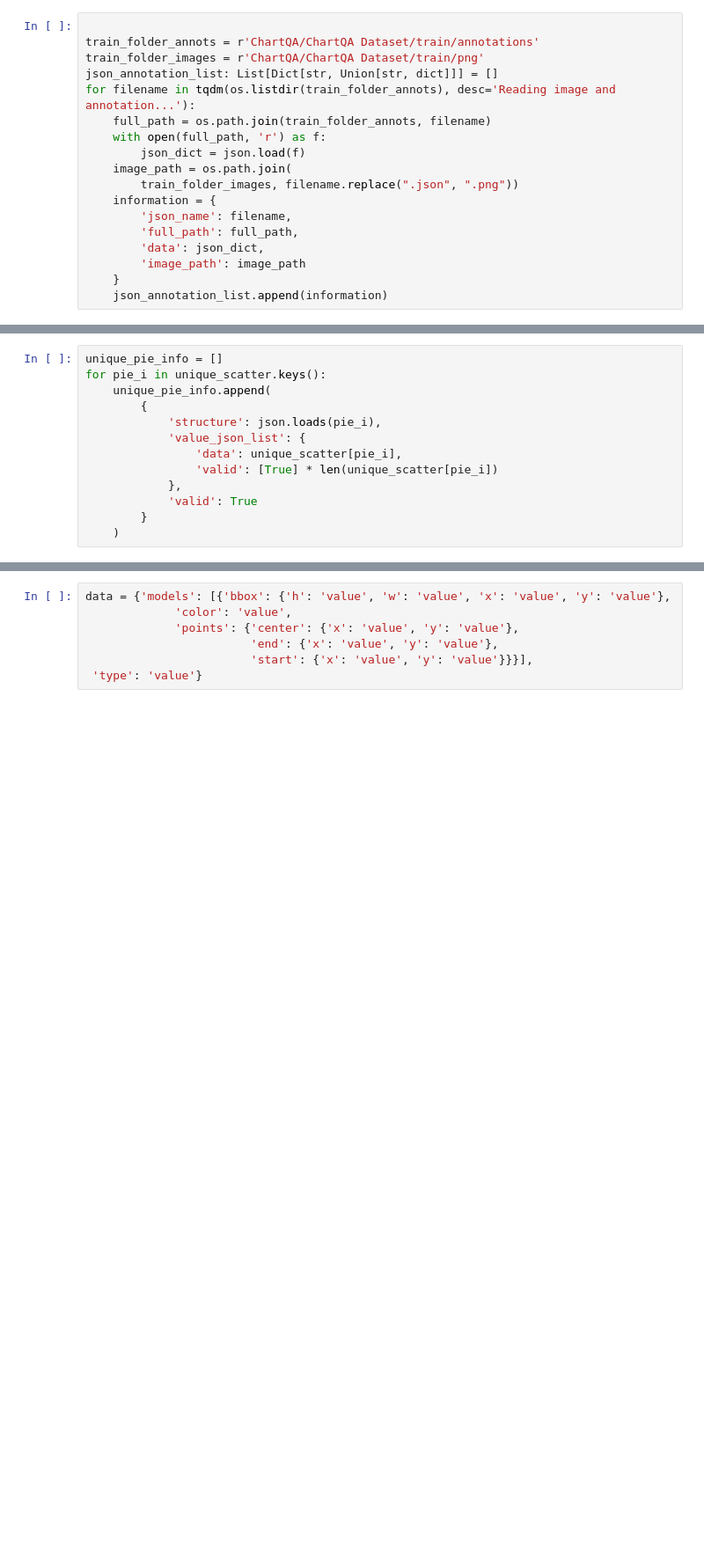
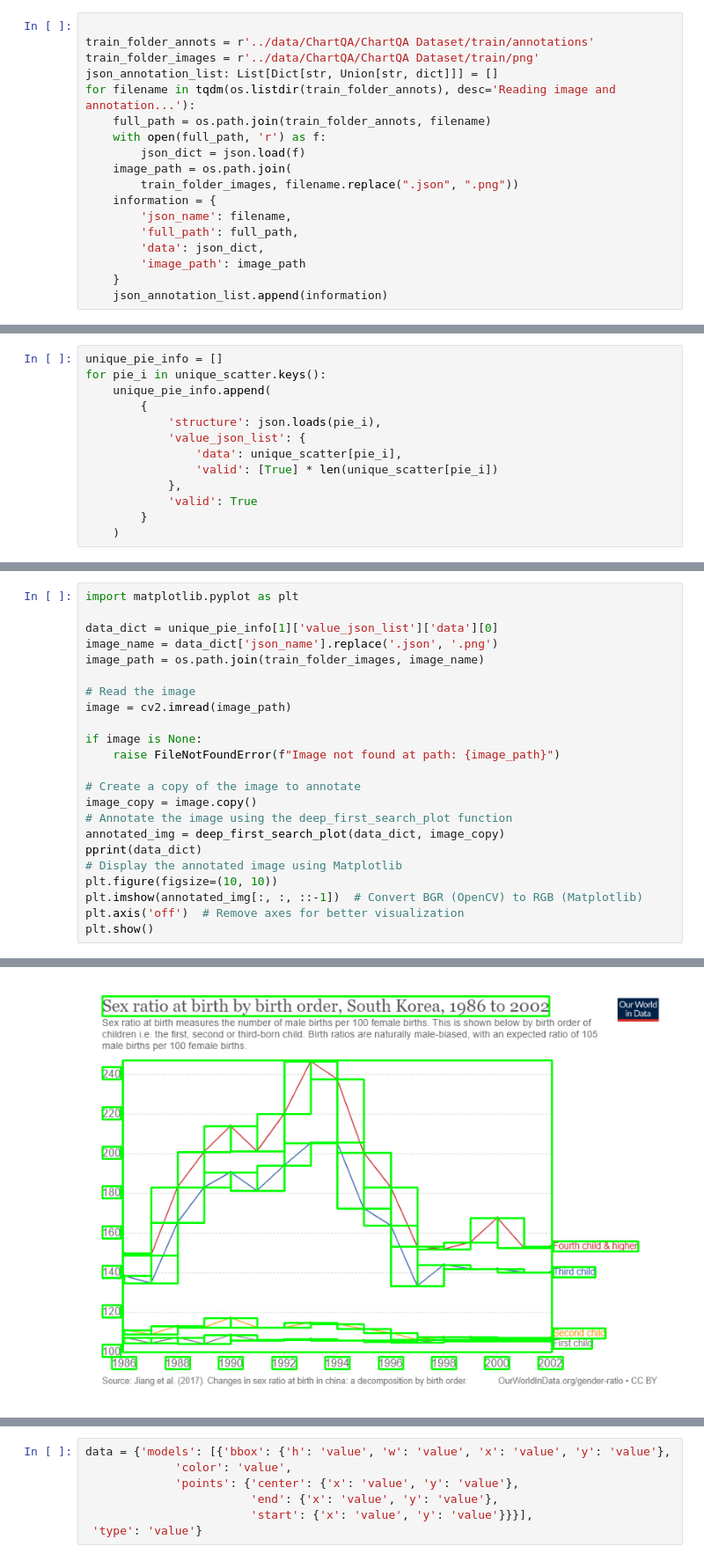
Before and after one commit to DanhNguyennene/Chart_generation_and_aug, a Jupyter notebook: notebooks/chart_gen.ipynb, the cells around one changed output, grey strips where cells are left out. Shown at 88% size. Drawn from its saved outputs; the diff is of its cells as text; blank space fills up the shorter version.

```diff
--- a/chart_gen.ipynb
+++ b/notebooks/chart_gen.ipynb
@@ -6,8 +6,8 @@ import json
 from collections import defaultdict
 # %%
 
-train_folder_annots = r'ChartQA/ChartQA Dataset/train/annotations'
-train_folder_images = r'ChartQA/ChartQA Dataset/train/png'
+train_folder_annots = r'../data/ChartQA/ChartQA Dataset/train/annotations'
+train_folder_images = r'../data/ChartQA/ChartQA Dataset/train/png'
 json_annotation_list: List[Dict[str, Union[str, dict]]] = []
 for filename in tqdm(os.listdir(train_folder_annots), desc='Reading image and annotation...'):
     full_path = os.path.join(train_folder_annots, filename)
@@ -104,0 +137,24 @@ for pie_i in unique_scatter.keys():
+# %%
+import matplotlib.pyplot as plt
+
+data_dict = unique_pie_info[1]['value_json_list']['data'][0]
+image_name = data_dict['json_name'].replace('.json', '.png')
+image_path = os.path.join(train_folder_images, image_name)
+
+# Read the image
+image = cv2.imread(image_path)
+
+if image is None:
+    raise FileNotFoundError(f"Image not found at path: {image_path}")
+
+# Create a copy of the image to annotate
+image_copy = image.copy()
+# Annotate the image using the deep_first_search_plot function
+annotated_img = deep_first_search_plot(data_dict, image_copy)
+pprint(data_dict)
+# Display the annotated image using Matplotlib
+plt.figure(figsize=(10, 10))
+plt.imshow(annotated_img[:, :, ::-1])  # Convert BGR (OpenCV) to RGB (Matplotlib)
+plt.axis('off')  # Remove axes for better visualization
+plt.show()
+# %% [output]
@@ -105,3 +178,4 @@ for pie_i in unique_scatter.keys():
+[figure, added]
 # %%
 import os
 import cv2
```
Also changed, not shown: parts of 3 cells of this notebook, 46 other files.
